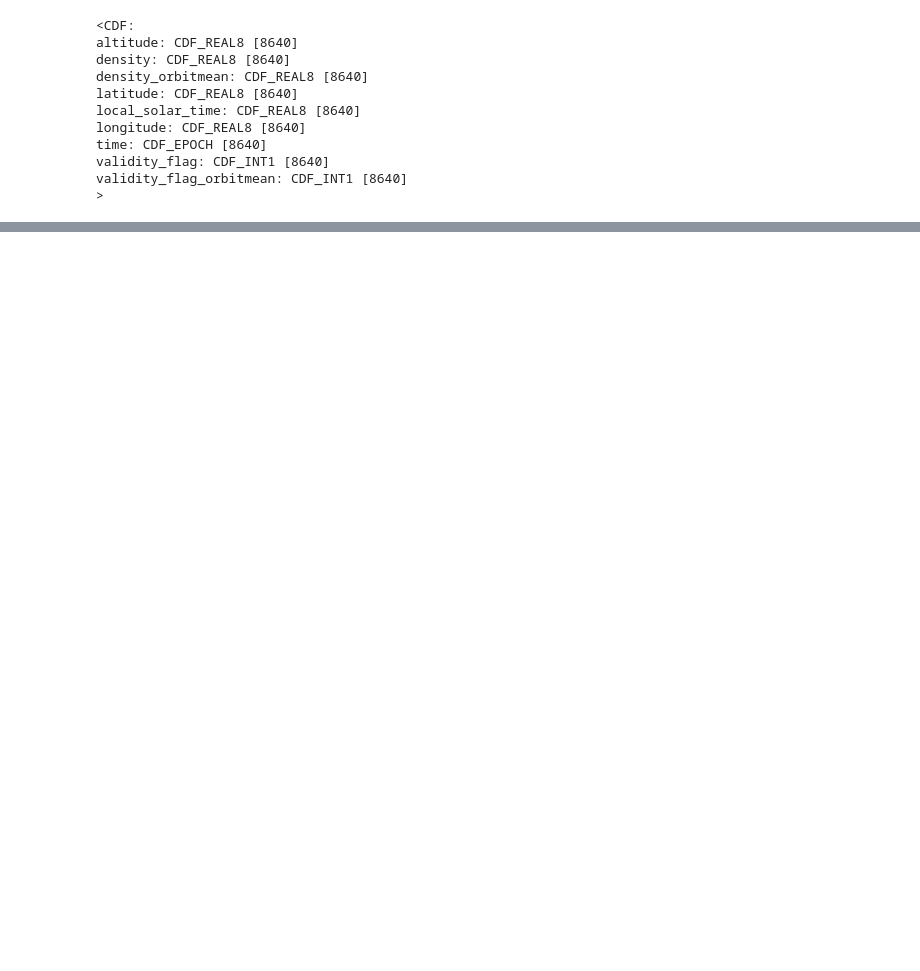
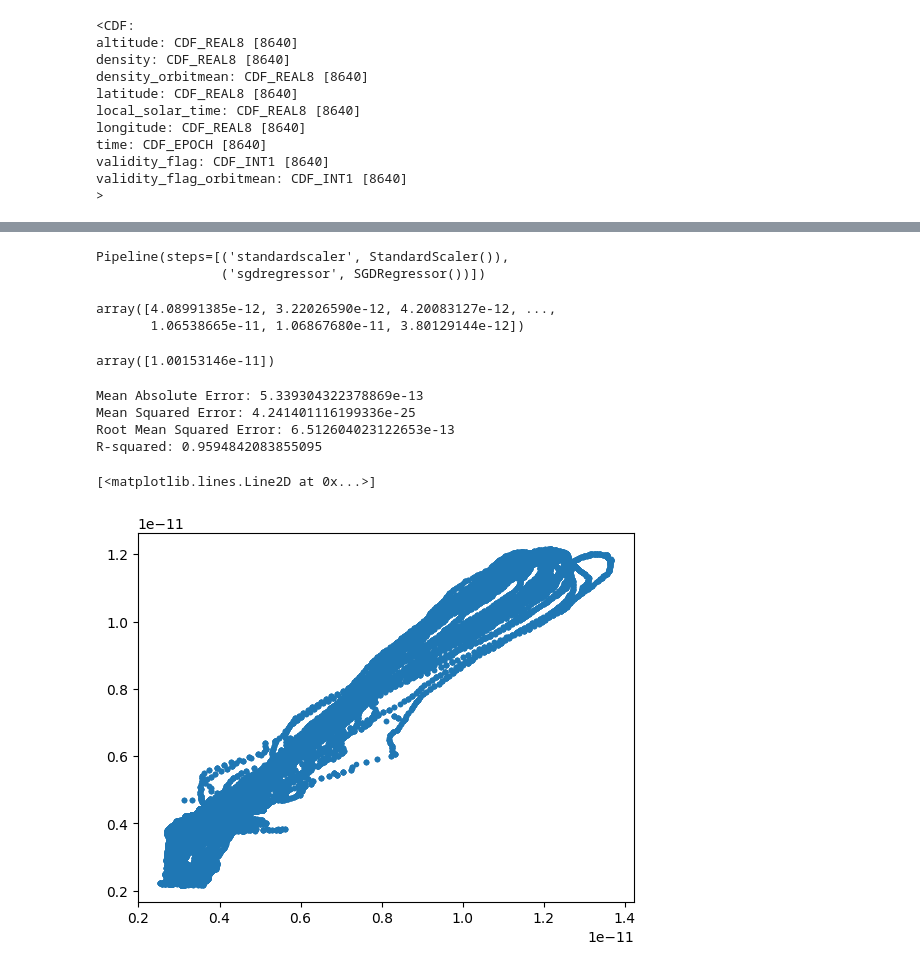
Before and after one commit to mrpatrick1991/perceptive_techeval, a Jupyter notebook: notebooks/scratch.ipynb, the cells around one changed output, grey strips where cells are left out. Saved outputs shown, nothing was run; the diff lists cells and outputs as text; code cells hidden in the pictures; blank space fills up the shorter version.

```diff
--- a/notebooks/scratch.ipynb
+++ b/notebooks/scratch.ipynb
@@ -75,0 +145,68 @@ VarCopy([5.28297840e-12, 5.04076634e-12, 4.80846224e-12, ...,
+# %%
+df = df.with_columns(pl.col("density").log(base=10).alias("log_density"))
+# %%
+# try something really simple first.
+
+from sklearn.linear_model import SGDRegressor
+from sklearn.pipeline import make_pipeline
+from sklearn.model_selection import train_test_split
+from sklearn.preprocessing import StandardScaler, FunctionTransformer
+from sklearn.compose import ColumnTransformer
+from sklearn.preprocessing import StandardScaler, FunctionTransformer
+
+df = df.with_columns(pl.col("altitude_km").log().alias("log_altitude")) # yeah this is a total guess here.
+y = np.array(df["density"])
+X = np.array(df["altitude_km","latitude","longitude","lst"])
+
+mask = ~np.isnan(y)
+X = X[mask]
+y = y[mask]
+
+X_train, X_test, y_train, y_test = train_test_split(X, y, test_size=0.2, random_state=42)
+
+reg = make_pipeline(StandardScaler(),
+                    SGDRegressor(max_iter=1000, tol=1e-3))
+
+reg.fit(X_train, y_train)
+# %% [output]
+Pipeline(steps=[('standardscaler', StandardScaler()),
+                ('sgdregressor', SGDRegressor())])
+# %%
+y_train
+# %% [output]
+array([4.08991385e-12, 3.22026590e-12, 4.20083127e-12, ...,
+       1.06538665e-11, 1.06867680e-11, 3.80129144e-12])
+# %%
+reg.predict(np.array([400,30,90,12]).reshape(1,-1))
+# %% [output]
+array([1.00153146e-11])
+# %%
+from sklearn.metrics import mean_squared_error, mean_absolute_error, r2_score
+
+# Predict the values
+y_pred = reg.predict(X_test)
+
+mae = mean_absolute_error(y_test, y_pred)
+print(f"Mean Absolute Error: {mae}")
+
+mse = mean_squared_error(y_test, y_pred)
+print(f"Mean Squared Error: {mse}")
+
+rmse = np.sqrt(mse)
+print(f"Root Mean Squared Error: {rmse}")
+
+r2 = r2_score(y_test, y_pred)
+print(f"R-squared: {r2}")
+# %% [output]
+Mean Absolute Error: 5.339304322378869e-13
+Mean Squared Error: 4.241401116199336e-25
+Root Mean Squared Error: 6.512604023122653e-13
+R-squared: 0.9594842083855095
+# %%
+# just playing at this stage. of course, the "right" model needs to be brought out, parameters tuned, etc.
+
+N = 50000
+plt.plot(y_test[0:N],y_pred[0:N],'.')
+# %% [output]
+[<matplotlib.lines.Line2D at 0x...>]
+[figure, added]
```
Also changed, not shown: parts of 33 cells of this notebook.
